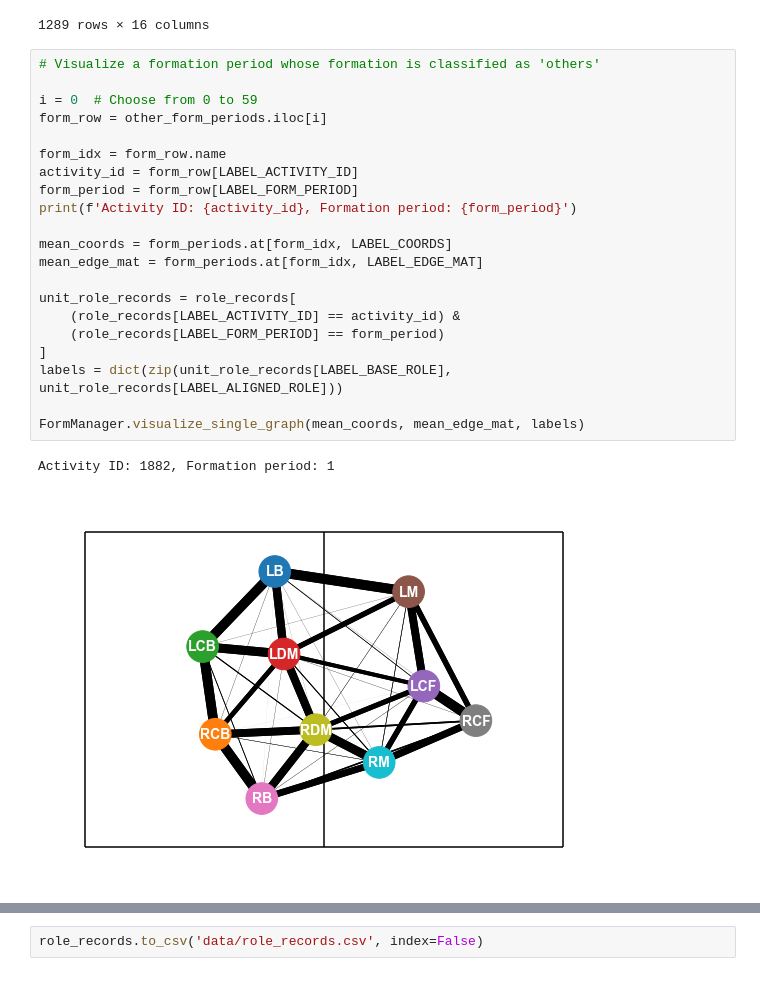
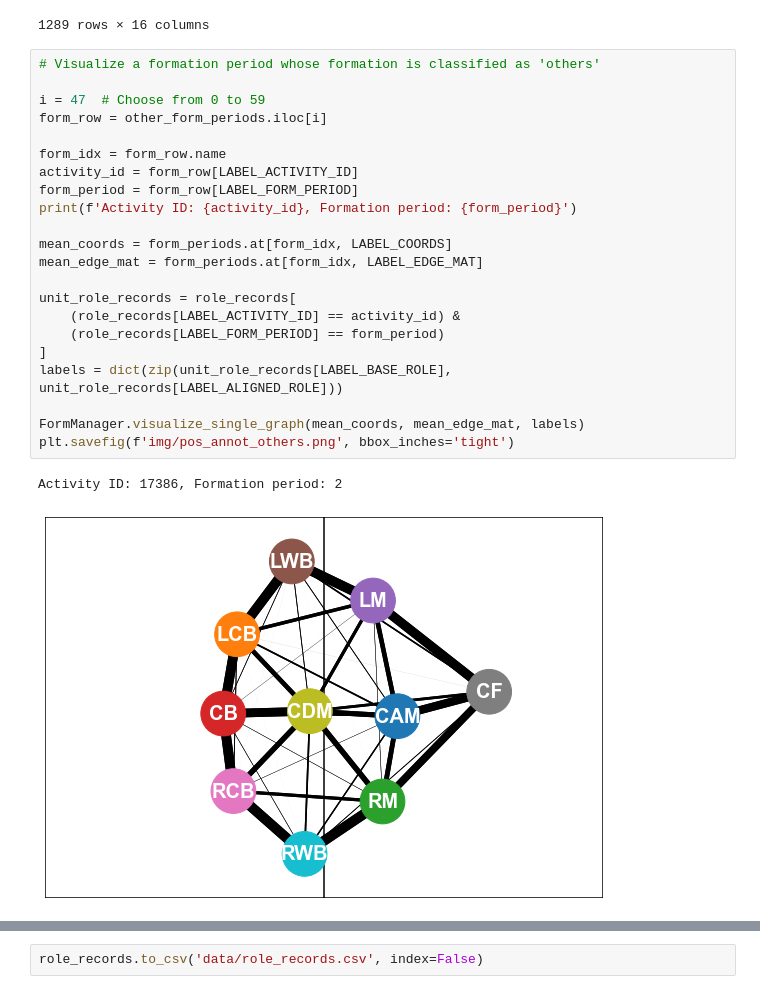
Before and after one commit to pientist/soccercpd, a Jupyter notebook: notebooks/2_role_labeling.ipynb, the cells around one changed output, grey strips where cells are left out. Drawn from its saved outputs; the diff is of its cells as text.

```diff
--- a/notebooks/2_role_labeling.ipynb
+++ b/notebooks/2_role_labeling.ipynb
@@ -233,24 +229,25 @@ role_records[role_records[LABEL_FORMATION] == 'others']
 # %%
 # Visualize a formation period whose formation is classified as 'others'
 
-i = 0  # Choose from 0 to 59
+i = 47  # Choose from 0 to 59
 form_row = other_form_periods.iloc[i]
 
 form_idx = form_row.name
 activity_id = form_row[LABEL_ACTIVITY_ID]
 form_period = form_row[LABEL_FORM_PERIOD]
 print(f'Activity ID: {activity_id}, Formation period: {form_period}')
 
 mean_coords = form_periods.at[form_idx, LABEL_COORDS]
 mean_edge_mat = form_periods.at[form_idx, LABEL_EDGE_MAT]
 
 unit_role_records = role_records[
     (role_records[LABEL_ACTIVITY_ID] == activity_id) &
     (role_records[LABEL_FORM_PERIOD] == form_period)
 ]
 labels = dict(zip(unit_role_records[LABEL_BASE_ROLE], unit_role_records[LABEL_ALIGNED_ROLE]))
 
 FormManager.visualize_single_graph(mean_coords, mean_edge_mat, labels)
+plt.savefig(f'img/pos_annot_others.png', bbox_inches='tight')
 # %% [output]
-Activity ID: 1882, Formation period: 1
+Activity ID: 17386, Formation period: 2
-[figure, old version]
+[figure, new version]
```
Also changed, not shown: parts of 5 cells of this notebook, 7 other files.
